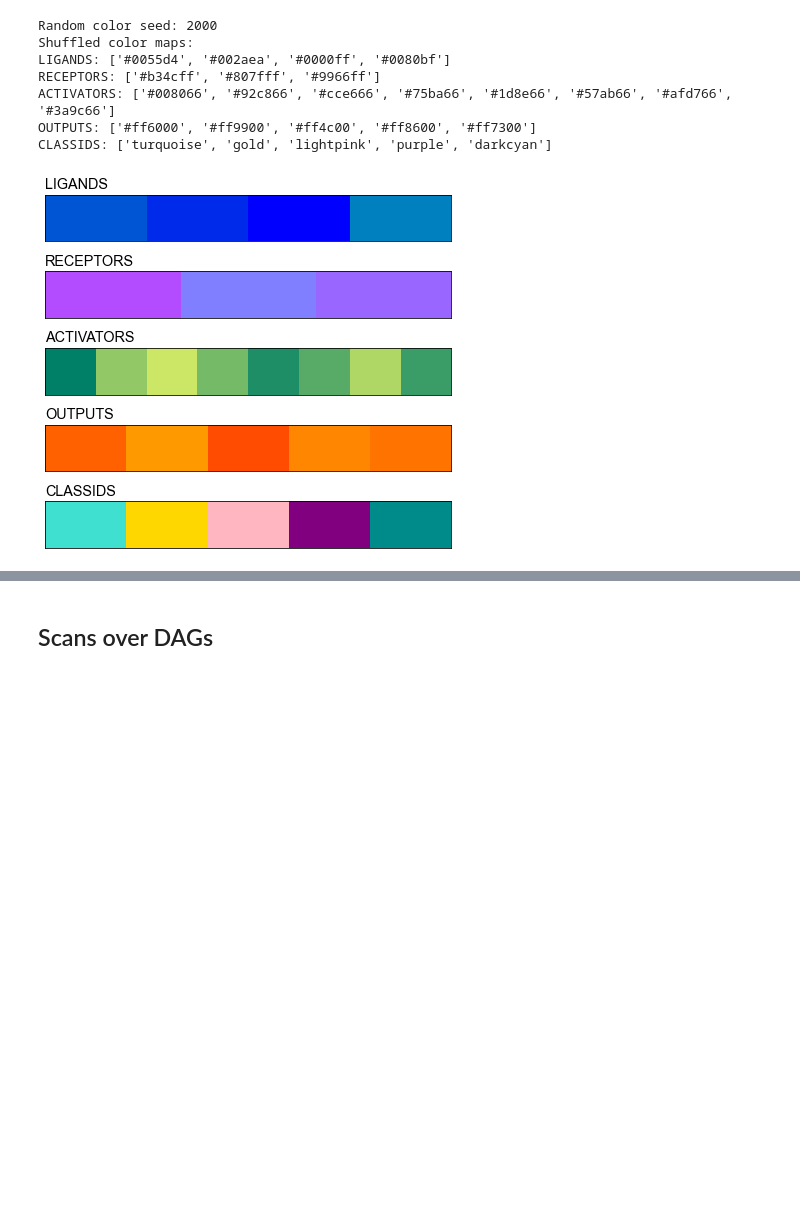
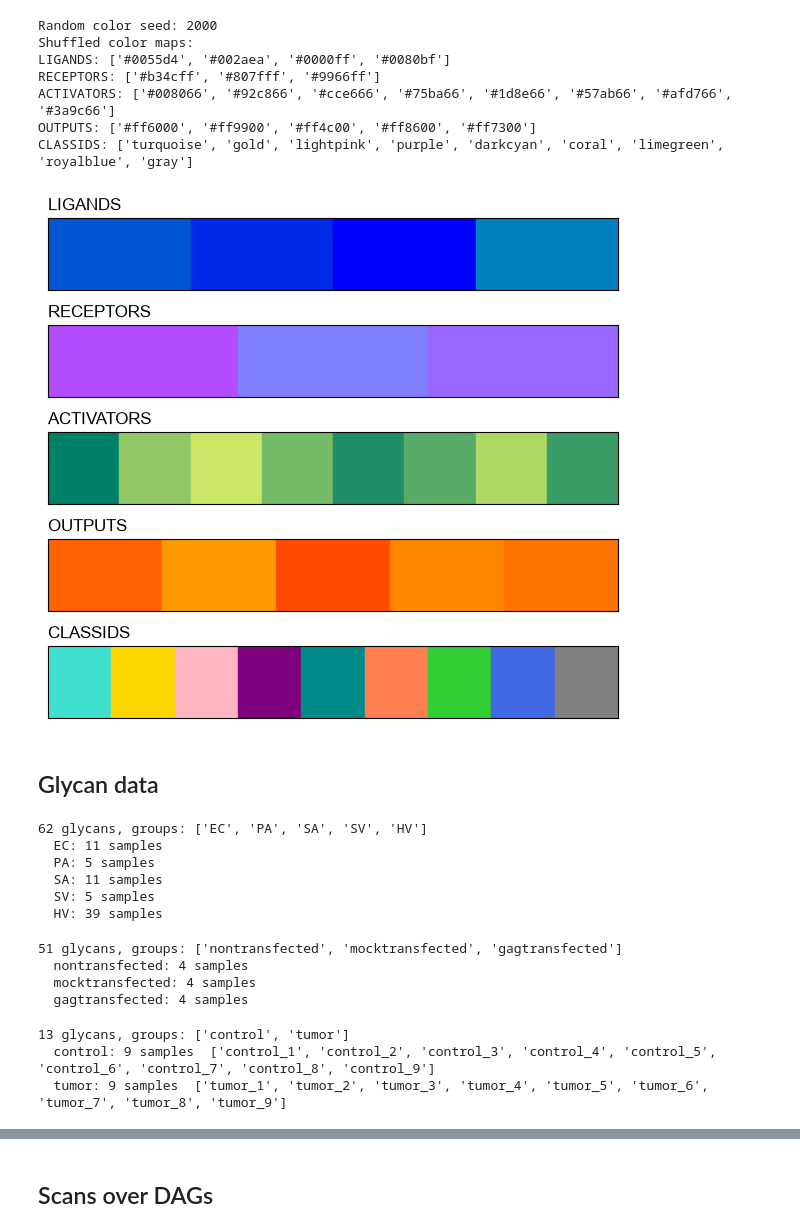
Before and after one commit to csfloyd/GlycanAnalysis, a Jupyter notebook: Python/figures.ipynb, the cells around one changed output, grey strips where cells are left out. Cells and saved outputs as stored; diff of their text form; code cells hidden in the pictures; blank space fills up the shorter version.

```diff
--- a/Python/figures.ipynb
+++ b/Python/figures.ipynb
@@ -115,7 +115,8 @@ CLASSIDS   = sample_colormap(ROLE_TO_CMAP['CLASSIDS'],
 CLASSIDS = [mcolors.to_hex(plt.get_cmap('tab10')(i)) for i in [0, 2, 3, 4, 5]]  # blue, yellow, red, pink, brown from tab10
 #CLASSIDS = ['turquoise', 'hotpink', 'limegreen', 'gold', 'red', 'mediumblue', 'forestgreen']
 CLASSIDS = ['turquoise', 'gold', 'lightpink', 'limegreen', 'royalblue']
-CLASSIDS = ['turquoise', 'gold', 'lightpink', 'purple', 'darkcyan']
+CLASSIDS = ['turquoise', 'gold', 'lightpink', 'purple', 'darkcyan',
+          'coral', 'limegreen', 'royalblue', 'gray']
 #CLASSIDS = ['lightskyblue', 'coral', 'palegreen', 'palevioletred', 'lavender']
 # Copy as a list of (name, colors) for shuffling
 all_colormaps = [
@@ -361,32 +362,34 @@ def visualize_dag_signaling_network_loc(
             arrowsize=arrow_size, node_size=edge_node_size, ax=ax,
             connectionstyle=f"arc3,rad={edge_rad}",
         )
         if solid:
             nx.draw_networkx_edges(edgelist=solid, style="solid", **edge_kwargs)
         if dashed:
             nx.draw_networkx_edges(edgelist=dashed, style=dash_style, **edge_kwargs)
 
     _draw_edges(receptor_edges, -rad)
     _draw_edges(substrate_edges, rad)
     labels = {
         n: rf"${n[0]}_{{{str(int(n[1:]) + 1)}}}$" if n[1:].isdigit() else rf"${n[0]}_{{{n[1:]}}}$"
         for n in G.nodes()
     }
     nx.draw_networkx_labels(G, pos, ax=ax, labels=labels, font_size=font_size, font_family="Arial")
 
     pos_out = {node: [float(xy[0]), float(xy[1])] for node, xy in pos.items()}
     print(pos_out)
 
     if return_fig:
         plt.tight_layout()
         return fig
     return ax
 # %% [output]
 Random color seed: 2000
 Shuffled color maps:
 LIGANDS: ['#0055d4', '#002aea', '#0000ff', '#0080bf']
 RECEPTORS: ['#b34cff', '#807fff', '#9966ff']
 ACTIVATORS: ['#008066', '#92c866', '#cce666', '#75ba66', '#1d8e66', '#57ab66', '#afd766', '#3a9c66']
 OUTPUTS: ['#ff6000', '#ff9900', '#ff4c00', '#ff8600', '#ff7300']
-CLASSIDS: ['turquoise', 'gold', 'lightpink', 'purple', 'darkcyan']
+CLASSIDS: ['turquoise', 'gold', 'lightpink', 'purple', 'darkcyan', 'coral', 'limegreen', 'royalblue', 'gray']
-[figure, old version]
+[figure, new version]
+# %% [markdown]
+## Glycan data
@@ -392,0 +488,46 @@ CLASSIDS: ['turquoise', 'gold', 'lightpink', 'purple', 'darkcyan']
+# %%
+df = glycomics_data_loader.human_serum_bacteremia_N_PMID33535571
+groups = ['EC', 'PA', 'SA', 'SV', 'HV']
+
+group_indices = get_group_indices(df, groups)
+glycans_in_df = list(df['glycan'])
+
+print(f'{len(glycans_in_df)} glycans, groups: {groups}')
+for g, cols in group_indices.items():
+    print(f'  {g}: {len(cols)} samples')
+# %% [output]
+62 glycans, groups: ['EC', 'PA', 'SA', 'SV', 'HV']
+  EC: 11 samples
+  PA: 5 samples
+  SA: 11 samples
+  SV: 5 samples
+  HV: 39 samples
+# %%
+df = glycomics_data_loader.HIV_gagtransfection_N_PMID35112714
+groups = ['nontransfected', 'mocktransfected', 'gagtransfected']
+
+group_indices = get_group_indices(df, groups)
+glycans_in_df = list(df['glycan'])
+
+print(f'{len(glycans_in_df)} glycans, groups: {groups}')
+for g, cols in group_indices.items():
+    print(f'  {g}: {len(cols)} samples')
+# %% [output]
+51 glycans, groups: ['nontransfected', 'mocktransfected', 'gagtransfected']
+  nontransfected: 4 samples
+  mocktransfected: 4 samples
+  gagtransfected: 4 samples
+# %%
+df = glycomics_data_loader.human_skin_O_PMC5871710
+groups = ['control', 'tumor']
+
+group_indices = get_group_indices(df, groups)
+glycans_in_df = list(df['glycan'])
+
+print(f'{len(glycans_in_df)} glycans, groups: {groups}')
+for g, cols in group_indices.items():
+    print(f'  {g}: {len(cols)} samples  {cols}')
+# %% [output]
+13 glycans, groups: ['control', 'tumor']
+  control: 9 samples  ['control_1', 'control_2', 'control_3', 'control_4', 'control_5', 'control_6', 'control_7', 'control_8', 'control_9']
+  tumor: 9 samples  ['tumor_1', 'tumor_2', 'tumor_3', 'tumor_4', 'tumor_5', 'tumor_6', 'tumor_7', 'tumor_8', 'tumor_9']
```
Also changed, not shown: parts of 16 cells of this notebook, 5 other files.
